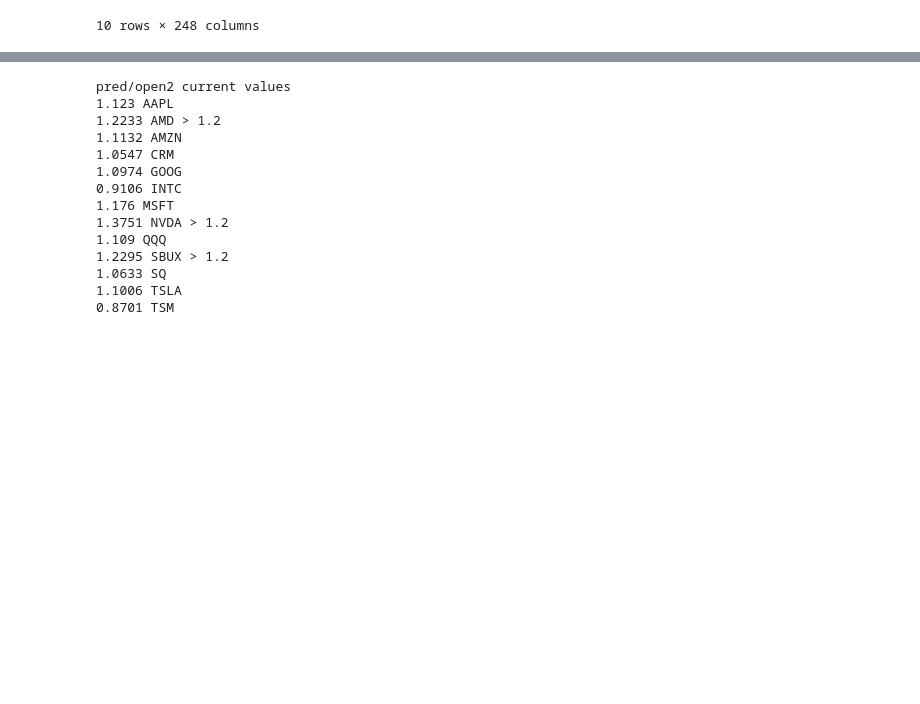
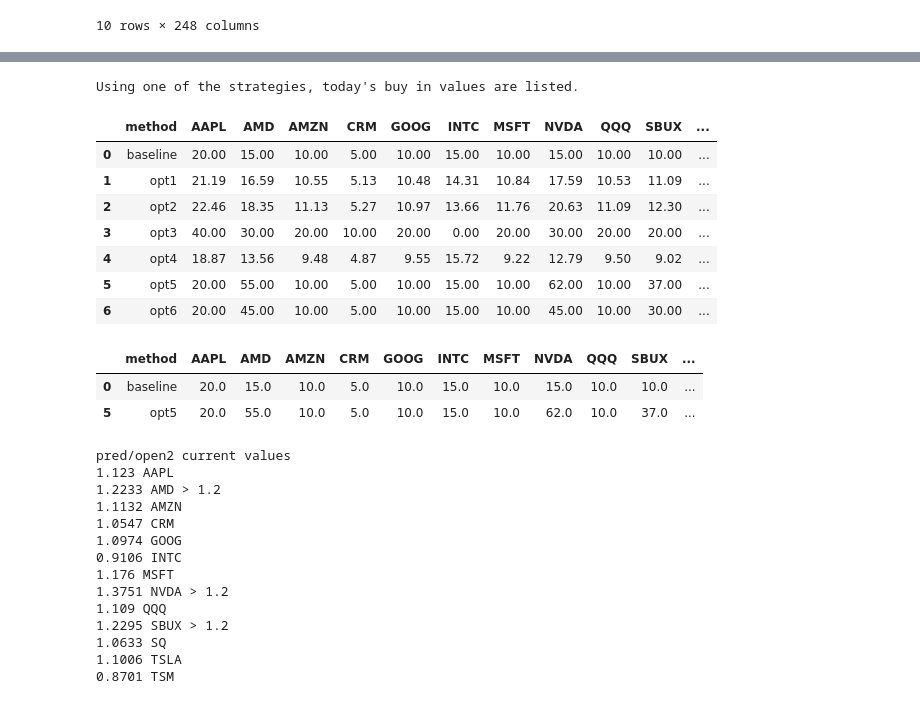
Before and after one commit to applewjr/Stock_Projects, a Jupyter notebook: revisions5_opt5.ipynb, the cells around one changed output, grey strips where cells are left out. Cells and saved outputs as stored; diff of their text form; code cells hidden in the pictures; blank space fills up the shorter version.

```diff
--- a/revisions5_opt5.ipynb
+++ b/revisions5_opt5.ipynb
@@ -623,8 +647,7 @@ for j, z in zip(stock_list, contrib_amt):
         if df[str(j) +' pred/open2'].iloc[i] < buyvalue:
             df[str(j) +' opt5'].iloc[i] = z
         else:
-            # df[str(j) +' opt5'].iloc[i] = z*df[str(j) +' pred/open2'].iloc[i]
-            df[str(j) +' opt5'].iloc[i] = z * df[str(j) +' pred/open2'].iloc[i] * multiplier
+            df[str(j) +' opt5'].iloc[i] = round(z * df[str(j) +' pred/open2'].iloc[i] * multiplier,0)
         df[str(j) +' opt5_stk'].iloc[i] = df[str(j) +' opt5'].iloc[i]/df[str(j)].iloc[i]
         v -= z*df[str(j) +' pred/open2'].iloc[i]
         if i == (len(df)-1):
@@ -642,7 +665,6 @@ for j, z in zip(stock_list, contrib_amt):
         if df[str(j) +' pred/open2'].iloc[i] < buyvalue:
             df[str(j) +' opt6'].iloc[i] = z
         else:
-            # df[str(j) +' opt5'].iloc[i] = z*df[str(j) +' pred/open2'].iloc[i]
             df[str(j) +' opt6'].iloc[i] = z * multiplier2
         df[str(j) +' opt6_stk'].iloc[i] = df[str(j) +' opt6'].iloc[i]/df[str(j)].iloc[i]
         v -= z*df[str(j) +' pred/open2'].iloc[i]
@@ -815,14 +837 @@ df_diff[1:]
 | 6 | 150.44 | 244.99 | 18.77 | 7.69 | 50.28 | 11.79 | 23.43 | 127.60 | 38.77 | ... |
-# %%
-##### needs work
-print(f'# pred/open2 > {buyvalue}     Rate of > {buyvalue}    stock')
-for j in stock_list:
-    x = 0
-    y = 0
-    for i in range(len(df)):
-        if df[str(j) +' pred/open2'].iloc[i] < buyvalue:
-            y += 1
-        else:
-            x += 1
-
-    print(f'       {x}      {y}         {round(x/len(df),4)}           {j}')
@@ -950,3 +987,54 @@ opt6 - normal buy in, boosted at high pred/open, more consistently
+# %%
+print("Using one of the strategies, today's buy in values are listed.")
+
+now = pd.DataFrame()
+opts = ['baseline', 'opt1', 'opt2', 'opt3', 'opt4', 'opt5', 'opt6']
+now['method'] = opts
+
+for j, z in zip(stock_list, contrib_amt):
+    nlist = []
+    for i in range(len(opts)):
+        if i == 0:
+            x = z
+        elif i == 1:
+            x = z * df[str(j) + ' pred/open'].iloc[invest_weeks-1]
+        elif i == 2:
+            x = z * df[str(j) + ' pred/open2'].iloc[invest_weeks-1]
+        elif i == 3:
+            x = z * 2 * df[str(j) + ' >1'].iloc[invest_weeks-1]
+        elif i == 4:
+            x = z / df[str(j) + ' pred/open'].iloc[invest_weeks-1]
+        elif i == 5:
+            if df[str(j) +' pred/open2'].iloc[invest_weeks-1] < buyvalue:
+                x = z
+            else:
+                x = round(z * df[str(j) +' pred/open2'].iloc[invest_weeks-1] * multiplier,0)
+        elif i == 6:
+            if df[str(j) +' pred/open2'].iloc[invest_weeks-1] < buyvalue:
+                x = z
+            else:
+                x = z * multiplier2
+        else: -1
+        nlist.append(round(x,2))
+    now[str(j)] = nlist
+
+now
+# %% [output]
+Using one of the strategies, today's buy in values are listed.
+|  | method | AAPL | AMD | AMZN | CRM | GOOG | INTC | MSFT | NVDA | QQQ | SBUX | ... |
+| 0 | baseline | 20.00 | 15.00 | 10.00 | 5.00 | 10.00 | 15.00 | 10.00 | 15.00 | 10.00 | 10.00 | ... |
+| 1 | opt1 | 21.19 | 16.59 | 10.55 | 5.13 | 10.48 | 14.31 | 10.84 | 17.59 | 10.53 | 11.09 | ... |
+| 2 | opt2 | 22.46 | 18.35 | 11.13 | 5.27 | 10.97 | 13.66 | 11.76 | 20.63 | 11.09 | 12.30 | ... |
+| 3 | opt3 | 40.00 | 30.00 | 20.00 | 10.00 | 20.00 | 0.00 | 20.00 | 30.00 | 20.00 | 20.00 | ... |
+| 4 | opt4 | 18.87 | 13.56 | 9.48 | 4.87 | 9.55 | 15.72 | 9.22 | 12.79 | 9.50 | 9.02 | ... |
+| 5 | opt5 | 20.00 | 55.00 | 10.00 | 5.00 | 10.00 | 15.00 | 10.00 | 62.00 | 10.00 | 37.00 | ... |
+| 6 | opt6 | 20.00 | 45.00 | 10.00 | 5.00 | 10.00 | 15.00 | 10.00 | 45.00 | 10.00 | 30.00 | ... |
+# %%
+now.iloc[[0,5]]
+# %% [output]
+|  | method | AAPL | AMD | AMZN | CRM | GOOG | INTC | MSFT | NVDA | QQQ | SBUX | ... |
+| 0 | baseline | 20.0 | 15.0 | 10.0 | 5.0 | 10.0 | 15.0 | 10.0 | 15.0 | 10.0 | 10.0 | ... |
+| 5 | opt5 | 20.0 | 55.0 | 10.0 | 5.0 | 10.0 | 15.0 | 10.0 | 62.0 | 10.0 | 37.0 | ... |
 # %%
 print('pred/open2 current values')
 for j in stock_list:
```
Also changed, not shown: parts of 15 cells of this notebook.
